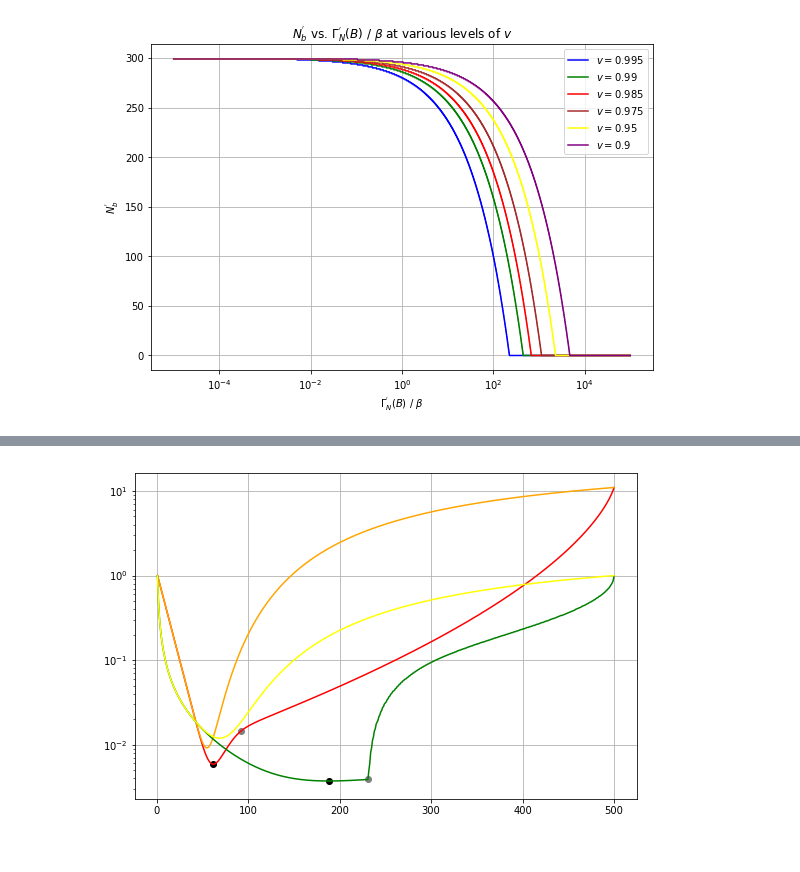
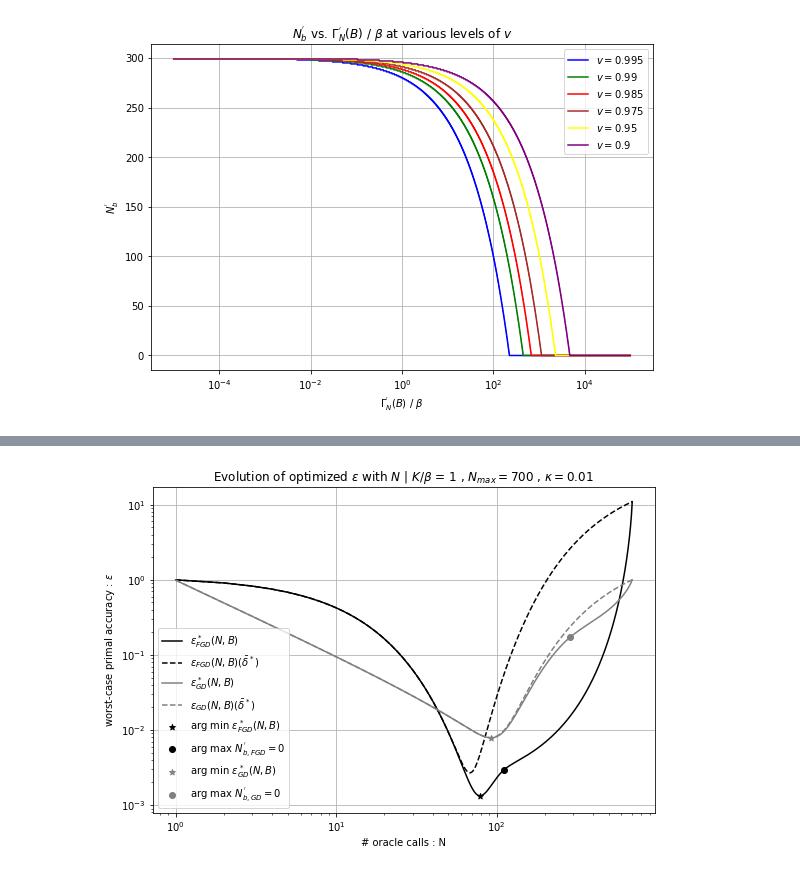
Before and after one commit to guiom-vds/Tunable-First-Order-Inexact-Oracles-TFOIO, a Jupyter notebook: PseudoQuadBehaviour.ipynb, the cells around one changed output, grey strips where cells are left out. Drawn from its saved outputs; the diff is of its cells as text; code cells hidden in the pictures.

```diff
--- a/PseudoQuadBehaviour.ipynb
+++ b/PseudoQuadBehaviour.ipynb
@@ -185,8 +186,10 @@ plt.savefig('3DNb12_log.pdf')
 # %%
 kappa = 0.01
 K_div_beta = 1
-N_max = 500
+N_max = 700
 multi = 1
+
+N_interest = int(100)
 
 plt.figure(figsize=(9,6))
 
@@ -199,8 +202,8 @@ C0 = lambda N: 1
 gamma = lambda N: 1
 div = lambda N: (1+np.sqrt(kappa))**(N-1)
 
-vals = np.array([np.ceil(N_elem-(1+np.sqrt(1-(8*(K_div_beta*(N_max-N_elem)))/np.log(v)))/2) for N_elem in vector_N])
-vals_threshold = np.array([np.max((0,np.min((N_max,Nb_elem)))) for Nb_elem in vals])
+vals = [(np.ceil(N_elem-(1+np.sqrt(1-(8*(K_div_beta*(N_max-N_elem)))/np.log(v)))/2) , N_elem ) for N_elem in vector_N]
+vals_threshold = np.array([np.max((0,np.min((Nb_elem[1],Nb_elem[0])))) for Nb_elem in vals])
 
 epsilon_list = []
 Nb_prime_list_FGD = []
@@ -209,6 +212,8 @@ bar_delta_list = []
 cond = True
 value_pre_switch = np.inf
 N_pre_switch = 0
+value_FGD_interest = np.inf
+value_FGD_interest_constant = np.inf
 
 for index_N in np.arange(len(vector_N)):
 
@@ -218,33 +223,50 @@ for index_N in np.arange(len(vector_N)):
     k = np.arange(int(N))
     k_prime = np.arange(Nb_prime,int(N))
     C = C0(N)*v**((N-1-Nb_prime)/2)*np.exp(-K_div_beta*(N_max-N)/(N-Nb_prime))
-    delta_sched = np.concatenate((np.ones(Nb_prime),C*v**(-(N-1-k_prime))),axis=0)
+    delta_sched = np.concatenate((np.ones(Nb_prime),C/C0(N)*v**(-(N-1-k_prime))),axis=0)
     conv_term = gamma(N)*multi/div(N)
     value = conv_term + np.sum(C0(N)*v**(N-1-k)*delta_sched)
     epsilon_list.append(value)
     bar_delta = np.exp(-K_div_beta*(N_max-N)/(N))
     bar_delta_list.append(bar_delta)
+    value_constant =  conv_term + np.sum(C0(N)*v**(N-1-k)*bar_delta)
+    epsilon_list_constant.append(value_constant)
     if Nb_prime>0 and cond:
         N_pre_switch = N-1
         cond = False
         value_pre_switch = epsilon_list[-2]
-    epsilon_list_constant.append(conv_term + np.sum(C0(N)*v**(N-1-k)*bar_delta))
+    if N==N_interest:
+        value_FGD_interest = value
+        value_FGD_interest_constant = value_constant
 
 N_best = vector_N[np.argmin(np.array(epsilon_list))]
-plt.semilogy(vector_N,np.array(epsilon_list),color='red')
-plt.semilogy(vector_N,np.array(epsilon_list_constant),color='orange');
-plt.scatter([N_best],[np.min(np.array(epsilon_list))],color='black')
-plt.scatter([N_pre_switch],[value_pre_switch],color='gray');
+plt.loglog(vector_N,np.array(epsilon_list),color='black')
+plt.loglog(vector_N,np.array(epsilon_list_constant),color='black',linestyle='--');
+plt.scatter([N_best],[np.min(np.array(epsilon_list))],color='black',marker='*')
+plt.scatter([N_pre_switch],[value_pre_switch],color='black',marker='o');
+#plt.loglog(vector_N, vector_N*v**((vector_N-1)/2)*np.exp(-K_div_beta*(N_max-vector_N)/vector_N))
 best_FGD = np.min(np.array(epsilon_list))
-print('best FGD: '+str(best_FGD))
+best_FGD_constant = np.min(epsilon_list_constant)
+FGD_constant_at_best = epsilon_list_constant[N_best]
+print('best FGD: '+str(best_FGD)+' at '+str(N_best))
+print('best FGD constant: '+str(best_FGD_constant))
+print('relative gain at N = '+str(N_interest)+' : '+str(100*(1-value_FGD_interest/value_FGD_interest_constant))+' %')
+print('FGD constant at best: '+str(FGD_constant_at_best))
+print(' ')
+print('q-measure: '+str(best_FGD_constant-best_FGD))
+print('relative q-measure: '+str(100*(1-best_FGD/best_FGD_constant))+' %')
+print('relative unfair q-measure: '+str(100*(1-best_FGD/FGD_constant_at_best))+' %')
+print(' ')
 
 v = (1-kappa)
 C0 = lambda N: kappa/(1-(1-kappa)**N)
 gamma = lambda N: (1-kappa)**N
 div = lambda N: (1-(1-kappa)**N)/kappa
 
-vals = np.array([np.ceil(N_elem-(1+np.sqrt(1-(8*(K_div_beta*(N_max-N_elem)))/np.log(v)))/2) for N_elem in vector_N])
-vals_threshold = np.array([np.max((0,np.min((N_max,Nb_elem)))) for Nb_elem in vals])
+N_interest = int(250)
+
+vals = [(np.ceil(N_elem-(1+np.sqrt(1-(8*(K_div_beta*(N_max-N_elem)))/np.log(v)))/2) , N_elem ) for N_elem in vector_N]
+vals_threshold = np.array([np.max((0,np.min((Nb_elem[1],Nb_elem[0])))) for Nb_elem in vals])
 
 epsilon_list = []
 Nb_prime_list_GD = []
@@ -253,6 +275,8 @@ bar_delta_list = []
 cond = True
 value_pre_switch = np.inf
 N_pre_switch = 0
+value_GD_interest = np.inf
+value_GD_interest_constant = np.inf
 
 for index_N in np.arange(len(vector_N)):
 
@@ -262,34 +286,45 @@ for index_N in np.arange(len(vector_N)):
     k = np.arange(int(N))
     k_prime = np.arange(Nb_prime,int(N))
     C = C0(N)*v**((N-1-Nb_prime)/2)*np.exp(-K_div_beta*(N_max-N)/(N-Nb_prime))
-    delta_sched = np.concatenate((np.ones(Nb_prime),C*v**(-(N-1-k_prime))),axis=0)
+    delta_sched = np.concatenate((np.ones(Nb_prime),C/C0(N)*v**(-(N-1-k_prime))),axis=0)
     conv_term = gamma(N)*multi/div(N)
     value = conv_term + np.sum(C0(N)*v**(N-1-k)*delta_sched)
     epsilon_list.append(value)
     bar_delta = np.exp(-K_div_beta*(N_max-N)/(N))
     bar_delta_list.append(bar_delta)
+    value_constant = conv_term + np.sum(C0(N)*v**(N-1-k)*bar_delta)
+    epsilon_list_constant.append(value_constant)
     if Nb_prime>0 and cond:
         N_pre_switch = N-1
         cond = False
         value_pre_switch = epsilon_list[-2]
-    epsilon_list_constant.append(conv_term + np.sum(C0(N)*v**(N-1-k)*bar_delta))
+    if N==N_interest:
+        value_GD_interest = value
+        value_GD_interest_constant = value_constant
 
 N_best = vector_N[np.argmin(np.array(epsilon_list))]
-plt.semilogy(vector_N,np.array(epsilon_list),color='green')
-plt.semilogy(vector_N,np.array(epsilon_list_constant),color='yellow');
-plt.scatter([N_best],[np.min(np.array(epsilon_list))],color='black')
-plt.scatter([N_pre_switch],[value_pre_switch],color='gray');
+plt.loglog(vector_N,np.array(epsilon_list),color='gray')
+plt.loglog(vector_N,np.array(epsilon_list_constant),color='gray',linestyle='--');
+plt.scatter([N_best],[np.min(np.array(epsilon_list))],color='gray',marker='*')
+plt.scatter([N_pre_switch],[value_pre_switch],color='gray',marker='o');
 best_GD = np.min(np.array(epsilon_list))
-print('best GD: '+str(best_GD))
+best_GD_constant = np.min(epsilon_list_constant)
+GD_constant_at_best = epsilon_list_constant[N_best]
+print('best GD: '+str(best_GD)+' at '+str(N_best))
+print('best GD constant: '+str(best_GD_constant))
+print('relative gain at N = '+str(N_interest)+' : '+str(100*(1-value_GD_interest/value_GD_interest_constant))+' %')
+print('GD constant at best: '+str(GD_constant_at_best))
+print(' ')
+print('q-measure: '+str(best_GD_constant-best_GD))
+print('relative q-measure: '+str(100*(1-best_GD/best_GD_constant))+' %')
+print('relative unfair q-measure: '+str(100*(1-best_GD/GD_constant_at_best))+' %')
+print(' ')
 
-
-plt.figure(figsize=(9,6))
-plt.grid()
-plt.plot(vector_N,Nb_prime_list_GD,color='green')
-plt.plot(vector_N,Nb_prime_list_FGD,color='red');
-
-#plt.legend(['$v = 0.995$','$v = 0.99$','$v = 0.985$','$v =0.975$','$v =0.95$','$v =0.9$'])
-#plt.xlabel('$\Gamma^{\'}_N(B)$ / '+r'$\beta$')
-#plt.ylabel('$N_b^{\'}$');
-#plt.savefig('eps_try.pdf')
+plt.title('Evolution of optimized $\epsilon$ with $N$ | $K / $'+r'$\beta$ = '+str(K_div_beta)+' , $N_{max} = $'+str(N_max)+' , $\kappa = $'+str(kappa))
+plt.xlabel('# oracle calls : N')
+plt.ylabel('worst-case primal accuracy : $\epsilon$')
+plt.legend(['$\epsilon_{FGD}^*(N,B)$','$\epsilon_{FGD}(N,B)'+r'(\bar{\delta}^*)$','$\epsilon_{GD}^*(N,B)$','$\epsilon_{GD}(N,B)'+r'(\bar{\delta}^*)$',\
+            'arg min $\epsilon^*_{FGD}(N,B)$','arg max $N_{b,FGD}^{\'}=0$',\
+           'arg min $\epsilon^*_{GD}(N,B)$','arg max $N_{b,GD}^{\'}=0$']);
+plt.savefig('results22_'+'KdivBeta'+str(K_div_beta)+'Nmax'+str(N_max)+'kappa'+str(kappa)+'.pdf')
 # %% [output]
@@ -298 +348 @@ best GD: 0.003719987858088537
-[figure, old version]
+[figure, new version]
```
Also changed, not shown: parts of 5 cells of this notebook, 3 other files.
